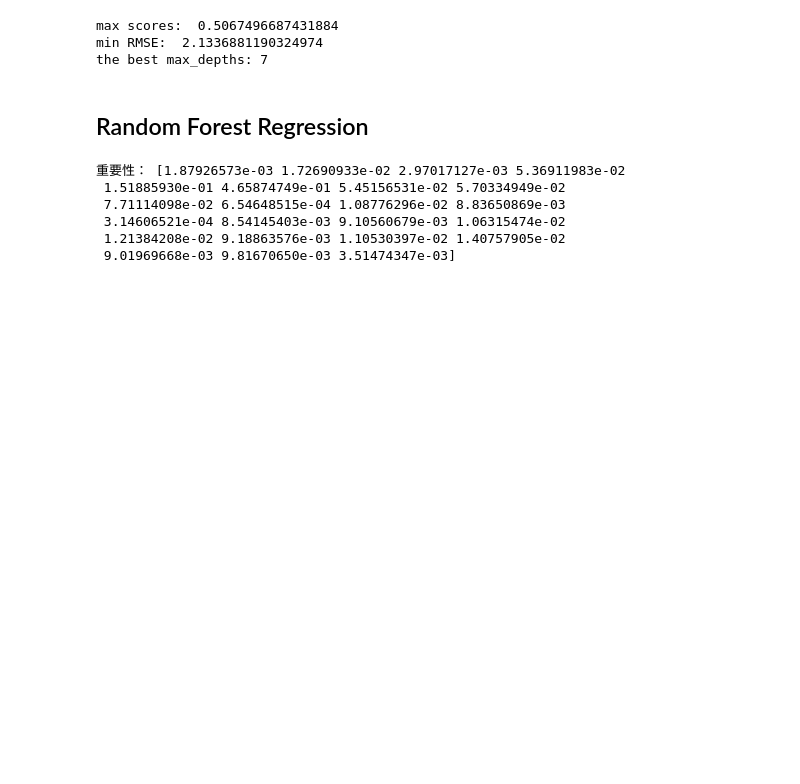
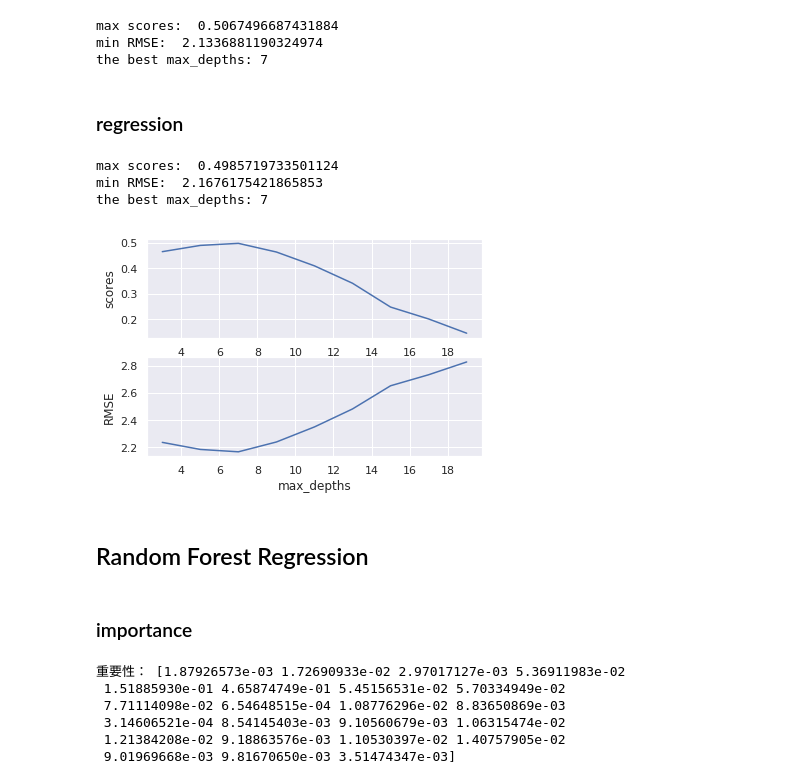
Before and after one commit to ovllya126/UTS_ML2019_ID13307095, a Jupyter notebook: A2.ipynb, the cells around one changed output. Saved outputs shown, nothing was run; the diff lists cells and outputs as text; code cells hidden in the pictures; blank space fills up the shorter version.

```diff
--- a/A2.ipynb
+++ b/A2.ipynb
@@ -1221,8 +1292,23 @@ get_best(scores,RMSEs,max_depths)
 max scores:  0.5067496687431884
 min RMSE:  2.1336881190324974
 the best max_depths: 7
+# %% [markdown]
+### regression
+# %%
+max_depths = range(3,20,2)
+
+scores, RMSEs = DecTreeParas(X_train, y_train,X_test,y_test, max_depths, 'max_depth')
+# %%
+get_results(scores,RMSEs,max_depths,'max_depths')
+# %% [output]
+max scores:  0.4985719733501124
+min RMSE:  2.1676175421865853
+the best max_depths: 7
+[figure, added]
 # %% [markdown]
 ## Random Forest Regression
+# %% [markdown]
+### importance
 # %%
 
 rf = RandomForestRegressor(n_estimators=10000)
```
Also changed, not shown: parts of 54 cells of this notebook.
